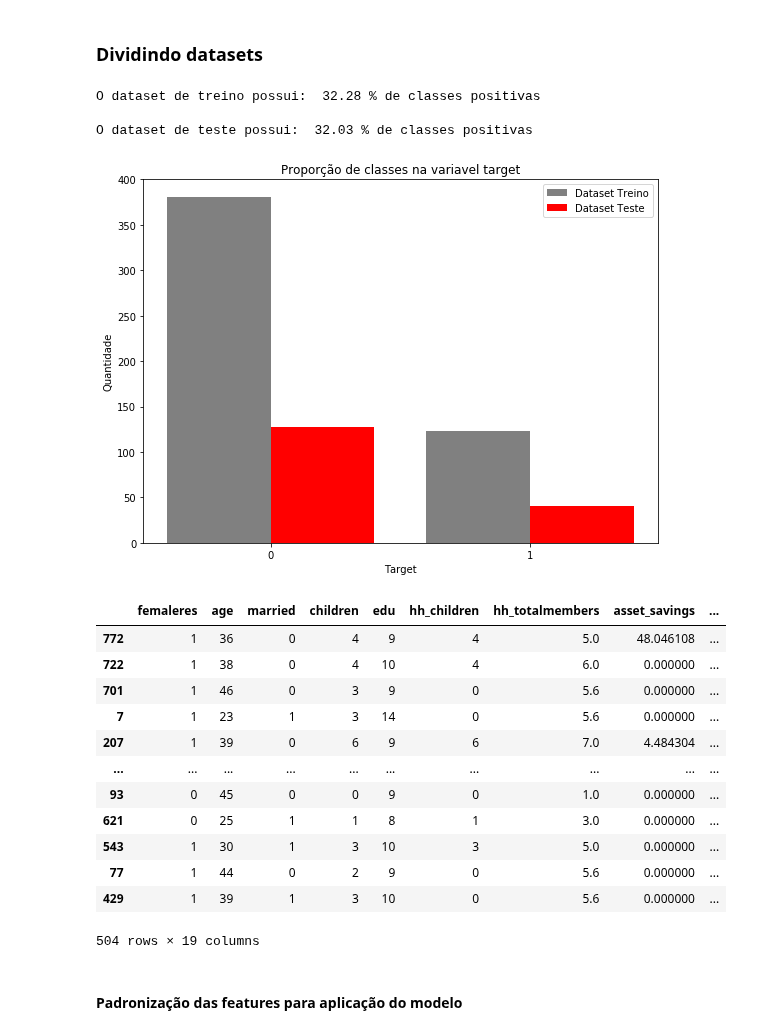
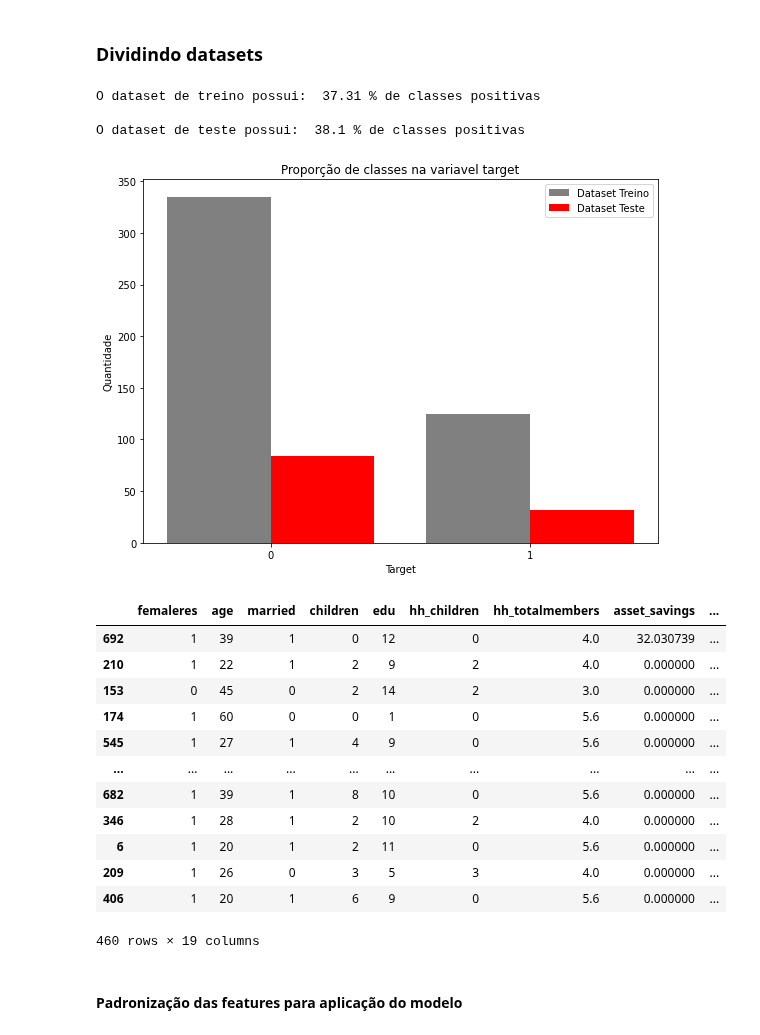
Before and after one commit to kaline/TrabalhoFinalML, a Jupyter notebook: dataset.ipynb, the cells around one changed output. Saved outputs shown, nothing was run; the diff lists cells and outputs as text; code cells hidden in the pictures.

```diff
--- a/dataset.ipynb
+++ b/dataset.ipynb
@@ -507,7 +503,7 @@ y = df_depressed_dataset[target_column_name]
 
 # undersampling e oversampling
 
-rus = RandomUnderSampler(random_state=0, sampling_strategy={0:600})
+rus = RandomUnderSampler(random_state=0, sampling_strategy={0:500})
 x_novo, y_novo = rus.fit_resample(X, y)
 print(sorted(Counter(y_novo).items()))
 
@@ -515,7 +511,7 @@ df_depressed_dataset.iloc[:,:-1] =  x_novo
 df_depressed_dataset[target_column_name] = y_novo
 df_depressed_dataset = df_depressed_dataset.dropna()
 
-rus = RandomOverSampler(random_state=0, sampling_strategy={1:194})
+rus = RandomOverSampler(random_state=0, sampling_strategy={1:300})
 x_novo, y_novo = rus.fit_resample(x_novo, y_novo)
 print(sorted(Counter(y_novo).items()))
 
@@ -680,49 +683,49 @@ pipeline = Pipeline(steps)
 # %%
 # Separando as variáveis da target
 X = df_depressed_dataset.drop(target_column_name, axis=1).fillna(0)
 y = df_depressed_dataset[target_column_name]
 
 # Dividindo o dataset em treino e teste
-X_train, X_test, y_train, y_test = train_test_split(X, y, test_size=0.25, random_state=42,stratify=y)
+X_train, X_test, y_train, y_test = train_test_split(X, y, test_size=0.20, random_state=42,stratify=y)
 
 # Observando as proporções de classes nas targets do dataset de treino e teste (o objetivo é ter uma proporção semelhante)
 fig,ax = plt.subplots(figsize=(8,6))
 treino_b = ax.bar(y_train.value_counts().index-0.2,y_train.value_counts().values,0.4, color='gray',label='Dataset Treino')
 teste_b  = ax.bar( y_test.value_counts().index+0.2,y_test.value_counts().values ,0.4, color='red' , label='Dataset Teste')
 
 # Percentuais
 perc_tr = (y_train.value_counts().values[1]/y_train.value_counts().values[0])*100
 print('\nO dataset de treino possui: ',round(perc_tr,2),'% de classes positivas')
 perc_ts = (y_test.value_counts().values[1]/y_test.value_counts().values[0])*100
 print('\nO dataset de teste possui: ',round(perc_ts,2),'% de classes positivas')
 
 # Recurso visual
 ax.set_ylabel('Quantidade')
 ax.set_xlabel('Target')
 ax.set_title('Proporção de classes na variavel target')
 ax.set_xticks([0,1])
 ax.legend()
 fig.tight_layout()
 plt.show()
 X_train
 # %% [output]
-O dataset de treino possui:  32.28 % de classes positivas
+O dataset de treino possui:  37.31 % de classes positivas
 
-O dataset de teste possui:  32.03 % de classes positivas
+O dataset de teste possui:  38.1 % de classes positivas
-[figure, old version]
+[figure, new version]
 |  | femaleres | age | married | children | edu | hh_children | hh_totalmembers | asset_savings | ... |
-| 772 | 1 | 36 | 0 | 4 | 9 | 4 | 5.0 | 48.046108 | ... |
-| 722 | 1 | 38 | 0 | 4 | 10 | 4 | 6.0 | 0.000000 | ... |
-| 701 | 1 | 46 | 0 | 3 | 9 | 0 | 5.6 | 0.000000 | ... |
-| 7 | 1 | 23 | 1 | 3 | 14 | 0 | 5.6 | 0.000000 | ... |
-| 207 | 1 | 39 | 0 | 6 | 9 | 6 | 7.0 | 4.484304 | ... |
+| 692 | 1 | 39 | 1 | 0 | 12 | 0 | 4.0 | 32.030739 | ... |
+| 210 | 1 | 22 | 1 | 2 | 9 | 2 | 4.0 | 0.000000 | ... |
+| 153 | 0 | 45 | 0 | 2 | 14 | 2 | 3.0 | 0.000000 | ... |
+| 174 | 1 | 60 | 0 | 0 | 1 | 0 | 5.6 | 0.000000 | ... |
+| 545 | 1 | 27 | 1 | 4 | 9 | 0 | 5.6 | 0.000000 | ... |
 | ... | ... | ... | ... | ... | ... | ... | ... | ... | ... |
-| 93 | 0 | 45 | 0 | 0 | 9 | 0 | 1.0 | 0.000000 | ... |
-| 621 | 0 | 25 | 1 | 1 | 8 | 1 | 3.0 | 0.000000 | ... |
-| 543 | 1 | 30 | 1 | 3 | 10 | 3 | 5.0 | 0.000000 | ... |
-| 77 | 1 | 44 | 0 | 2 | 9 | 0 | 5.6 | 0.000000 | ... |
-| 429 | 1 | 39 | 1 | 3 | 10 | 0 | 5.6 | 0.000000 | ... |
+| 682 | 1 | 39 | 1 | 8 | 10 | 0 | 5.6 | 0.000000 | ... |
+| 346 | 1 | 28 | 1 | 2 | 10 | 2 | 4.0 | 0.000000 | ... |
+| 6 | 1 | 20 | 1 | 2 | 11 | 0 | 5.6 | 0.000000 | ... |
+| 209 | 1 | 26 | 0 | 3 | 5 | 3 | 4.0 | 0.000000 | ... |
+| 406 | 1 | 20 | 1 | 6 | 9 | 0 | 5.6 | 0.000000 | ... |
-504 rows × 19 columns
+460 rows × 19 columns
 # %% [markdown]
 #### Padronização das features para aplicação do modelo
 # %%
```
Also changed, not shown: parts of 19 cells of this notebook.
